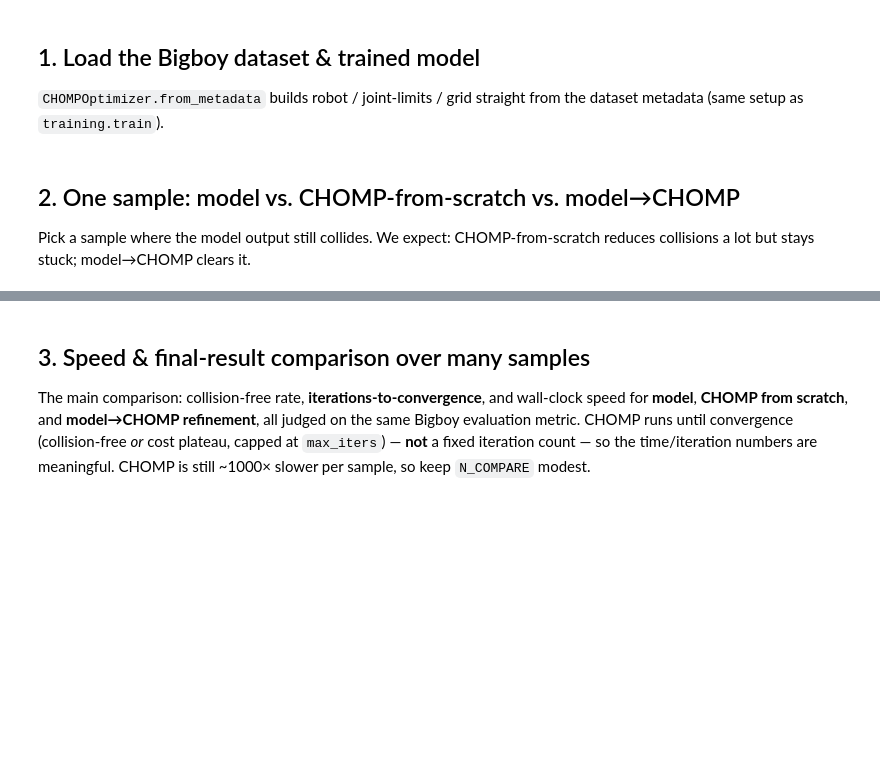
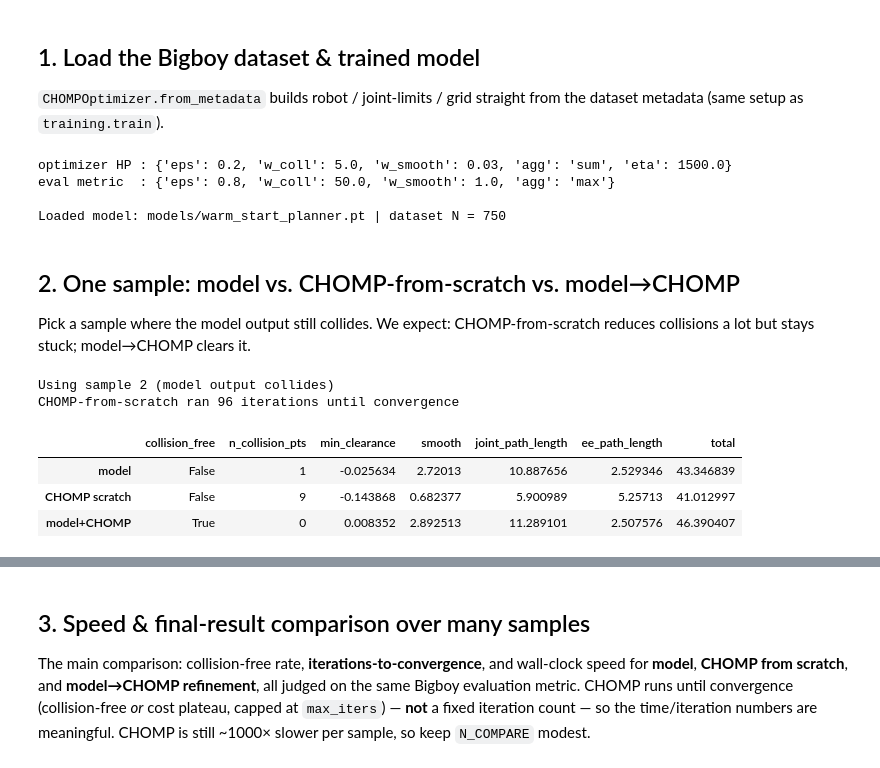
Before and after one commit to mangam-02/Self-Supervised-Learning-for-Robot-Motion-Planning, a Jupyter notebook: src/chomp_test.ipynb, the cells around one changed output, grey strips where cells are left out. Cells and saved outputs as stored; diff of their text form; code cells hidden in the pictures; blank space fills up the shorter version.

```diff
--- a/src/chomp_test.ipynb
+++ b/src/chomp_test.ipynb
@@ -60,11 +62,19 @@ print("optimizer HP :", dict(eps=chomp.eps, w_coll=chomp.w_coll, w_smooth=chomp.
 print("eval metric  :", dict(eps=chomp.eval_eps, w_coll=chomp.eval_w_coll,
                              w_smooth=chomp.eval_w_smooth, agg=chomp.eval_collision_agg))
 
+# Standalone evaluator (independent of the optimizer) — same Bigboy comparison metric.
+ev    = TrajectoryEvaluator.from_metadata(meta, device=DEVICE)
 robot = chomp.robot
+
 model = models.WarmStartPlanner(dof=meta["dof"], T=50, C=10, linklengths=meta["linklengths"]).to(DEVICE)
 model.load_state_dict(torch.load(MODEL_PATH, map_location=DEVICE, weights_only=True))
 model.eval()
 print("\nLoaded model:", MODEL_PATH, "| dataset N =", meta["N"])
+# %% [output]
+optimizer HP : {'eps': 0.2, 'w_coll': 5.0, 'w_smooth': 0.03, 'agg': 'sum', 'eta': 1500.0}
+eval metric  : {'eps': 0.8, 'w_coll': 50.0, 'w_smooth': 1.0, 'agg': 'max'}
+
+Loaded model: models/warm_start_planner.pt | dataset N = 750
 # %% [markdown]
 ## 2. One sample: model vs. CHOMP-from-scratch vs. model→CHOMP
 
@@ -74,40 +84,49 @@ collisions a lot but stays stuck; model→CHOMP clears it.
 # Find a sample where the model output collides but model->CHOMP fixes it
 # (the compelling before/after). Fall back to the first colliding sample.
 i, fallback = None, None
 for k in range(min(40, meta["N"])):
     sk, qk, gk = ds["sdf"][k:k+1], ds["q_start"][k:k+1], ds["q_goal"][k:k+1]
     with torch.no_grad():
         wp_k = model(qk, gk, sk)
-    if chomp.evaluate_trajectory(model.trajectory(wp_k), sk)["collision_free"]:
+    if ev.evaluate(model.trajectory(wp_k), sk)["collision_free"]:
         continue
     if fallback is None:
         fallback = k
     tr_k = chomp.optimize(sk, qk, gk, init_waypoints=wp_k, max_iters=300)
-    if chomp.evaluate_trajectory(tr_k, sk)["collision_free"]:
+    if ev.evaluate(tr_k, sk)["collision_free"]:
         i = k; break
 i = i if i is not None else (fallback if fallback is not None else 0)
 print(f"Using sample {i} (model output collides)")
 
 sdf_i = ds["sdf"][i]
 qs_i  = ds["q_start"][i:i+1]
 qg_i  = ds["q_goal"][i:i+1]
 n_obs = ds["n_obstacles"][i].item()
 obs_i = ds["obstacles"][i, :n_obs]
 obstacles_i = Obstacles(x=obs_i[:, 0].numpy(), y=obs_i[:, 1].numpy(), r=obs_i[:, 2].numpy())
 
 with torch.no_grad():
     wp_i       = model(qs_i, qg_i, sdf_i.unsqueeze(0))
     traj_model = model.trajectory(wp_i)
 
 # Optimize until convergence (collision-free OR cost plateau), capped at max_iters.
 traj_scratch, hist = chomp.optimize(sdf_i, qs_i, qg_i, max_iters=500, return_history=True)
 traj_refined       = chomp.optimize(sdf_i, qs_i, qg_i, init_waypoints=wp_i, max_iters=500)
-print(f"CHOMP-from-scratch ran {len(hist)} iterations until convergence")
+print(f"CHOMP-from-scratch ran {len(hist)} iterations until convergence\n")
 
-for name, tr in [("model", traj_model), ("CHOMP scratch", traj_scratch), ("model+CHOMP", traj_refined)]:
-    e = chomp.evaluate_trajectory(tr, sdf_i)
-    print(f"{name:14s} free={e['collision_free']!s:5s} collisions={e['n_collision_pts']:3d} "
-          f"min_clearance={e['min_clearance']:+.3f}  total={e['total']:.2f}")
+import pandas as pd
+rows = {name: ev.evaluate(tr, sdf_i)
+        for name, tr in [("model", traj_model), ("CHOMP scratch", traj_scratch),
+                         ("model+CHOMP", traj_refined)]}
+pd.DataFrame(rows).T[["collision_free", "n_collision_pts", "min_clearance",
+                      "smooth", "joint_path_length", "ee_path_length", "total"]]
+# %% [output]
+Using sample 2 (model output collides)
+CHOMP-from-scratch ran 96 iterations until convergence
+|  | collision_free | n_collision_pts | min_clearance | smooth | joint_path_length | ee_path_length | total |
+| model | False | 1 | -0.025634 | 2.72013 | 10.887656 | 2.529346 | 43.346839 |
+| CHOMP scratch | False | 9 | -0.143868 | 0.682377 | 5.900989 | 5.25713 | 41.012997 |
+| model+CHOMP | True | 0 | 0.008352 | 2.892513 | 11.289101 | 2.507576 | 46.390407 |
 # %%
 # ---- CHOMP-from-scratch optimization cost vs. iteration ----
 fig, ax = plt.subplots(figsize=(8, 3))
```
Also changed, not shown: parts of 6 cells of this notebook, 2 other files.
